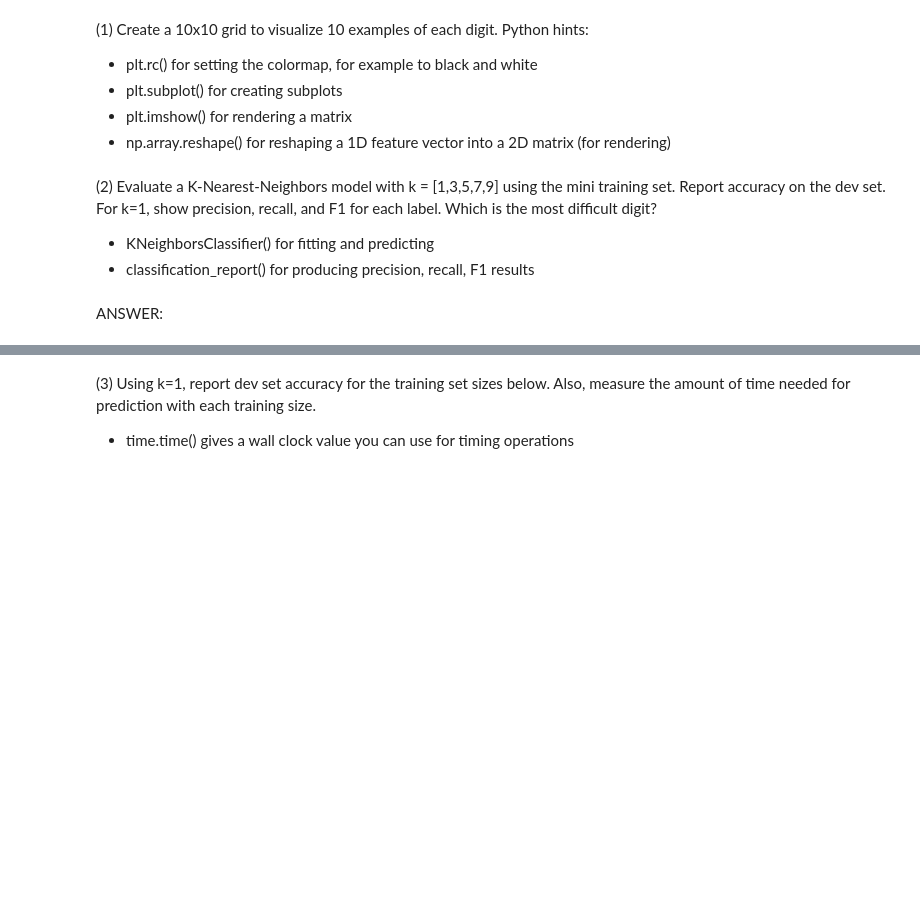
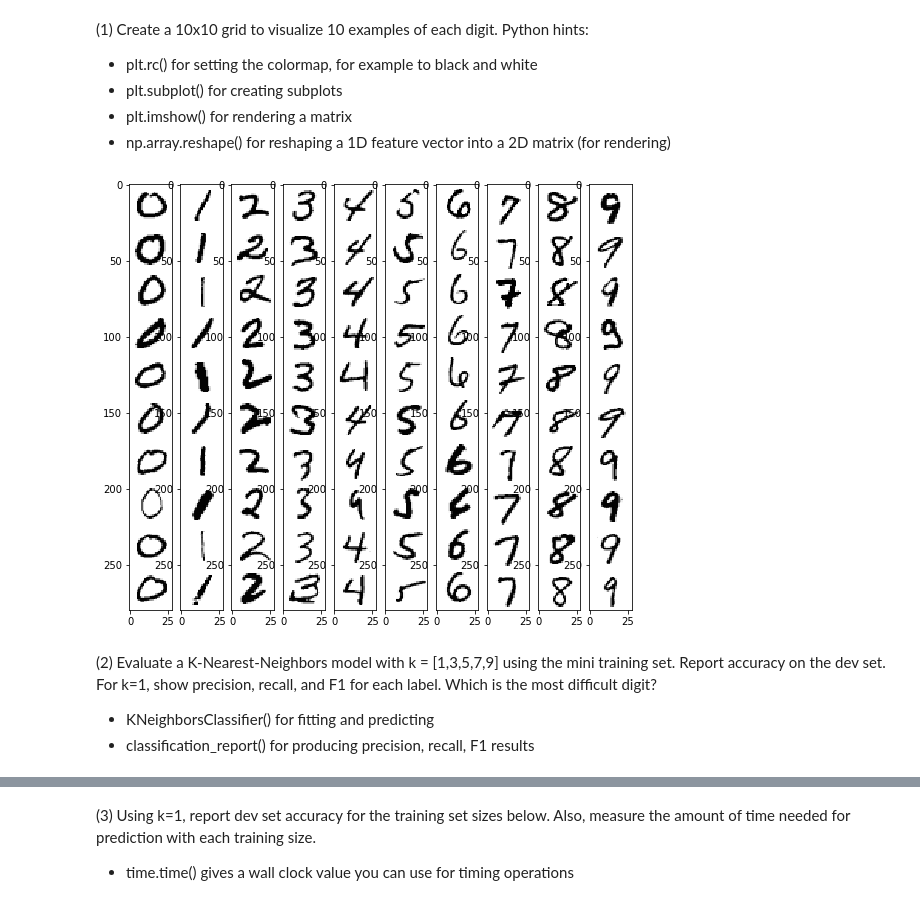
Before and after one commit to ucbiyyq/ucbiyyq-w207, a Jupyter notebook: project01/yangyang_qian_p01.ipynb, the cells around one changed output, grey strips where cells are left out. Saved outputs shown, nothing was run; the diff lists cells and outputs as text; code cells hidden in the pictures; blank space fills up the shorter version.

```diff
--- a/project01/yangyang_qian_p01.ipynb
+++ b/project01/yangyang_qian_p01.ipynb
@@ -79,3 +70,39 @@ label shape: (70000,)
+# %%
+def P1(num_examples=10):
+    ### STUDENT START ###
+    # helper function to display a matrix of digits
+    def my_show_img_mat(feature_vectors_dict, img_px):
+        num_plots = len(feature_vectors_dict.keys())
+        plt.figure(figsize=(9,9))
+        for key, feature_vector in feature_vectors_dict.items():
+            temp_mat = np.reshape(feature_vector, (-1, img_px))
+            temp_plot = plt.subplot(1, num_plots, key+1)
+            temp_plot.imshow(temp_mat, cmap='Greys')
+
+    # initiates the dictionary that will hold the examples
+    img_px = 28
+    my_exp_dict = dict()
+    for i in np.unique(mini_train_labels):
+        my_exp_dict[i] = np.empty((0,img_px*img_px), int)
+
+    # for each number 0 to 9, finds examples
+    num_examples = 10
+    for i in np.unique(mini_train_labels):
+        # ... gets the indexes of the examples from the labels array
+        indexes_of_numbers = np.where(mini_train_labels==i)
+
+        # ... get the feature vectors of each example
+        for j in indexes_of_numbers[0][:num_examples]:
+            temp_img = mini_train_data[j:j+1]
+            my_exp_dict[i] = np.append(my_exp_dict[i], temp_img, axis=0)
+
+    # prints the matrix of examples
+    my_show_img_mat(my_exp_dict, img_px)
+    ### STUDENT END ###
+
+P1(10)
+# %% [output]
+[figure, added]
 # %% [markdown]
 (2) Evaluate a K-Nearest-Neighbors model with k = [1,3,5,7,9] using the mini training set. Report accuracy on the dev set. For k=1, show precision, recall, and F1 for each label. Which is the most difficult digit?
 
@@ -95,2 +110,0 @@ label shape: (70000,)
-# %% [markdown]
-ANSWER:
```
Also changed, not shown: parts of 36 cells of this notebook, 6 other files.
